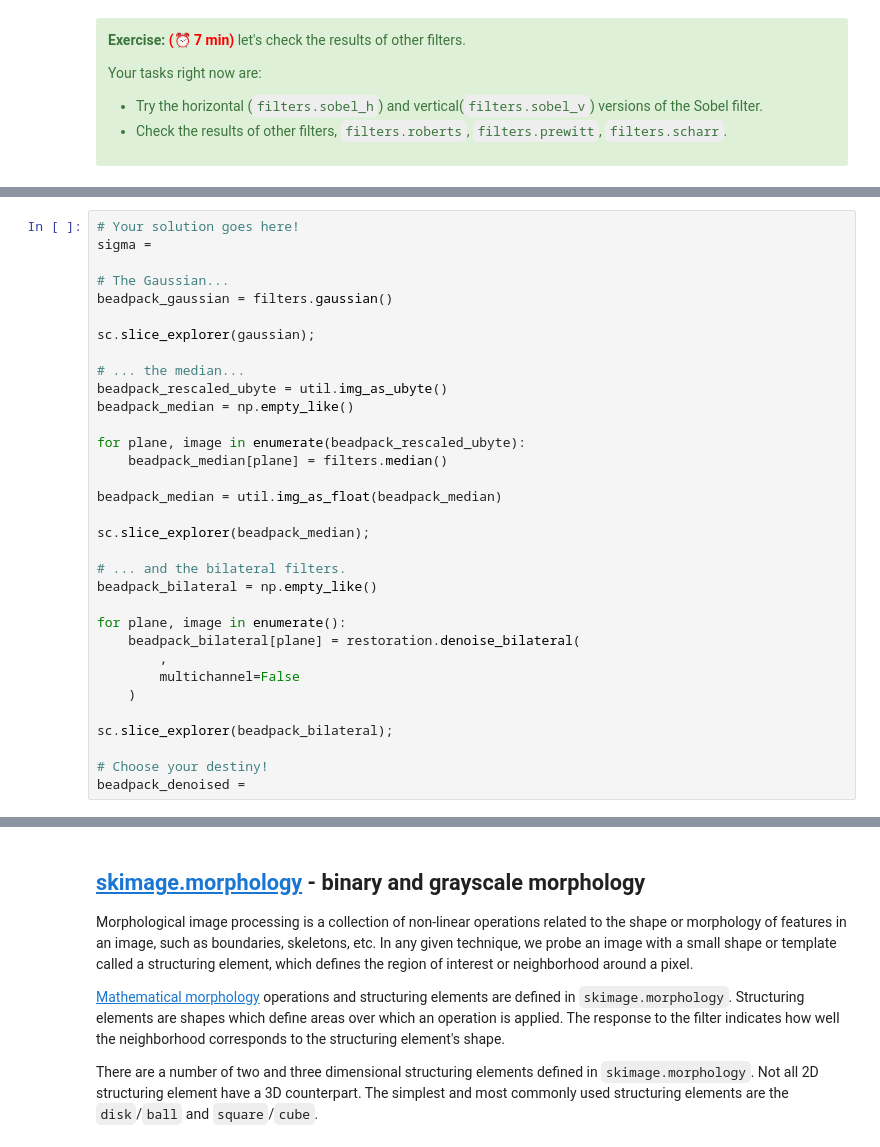
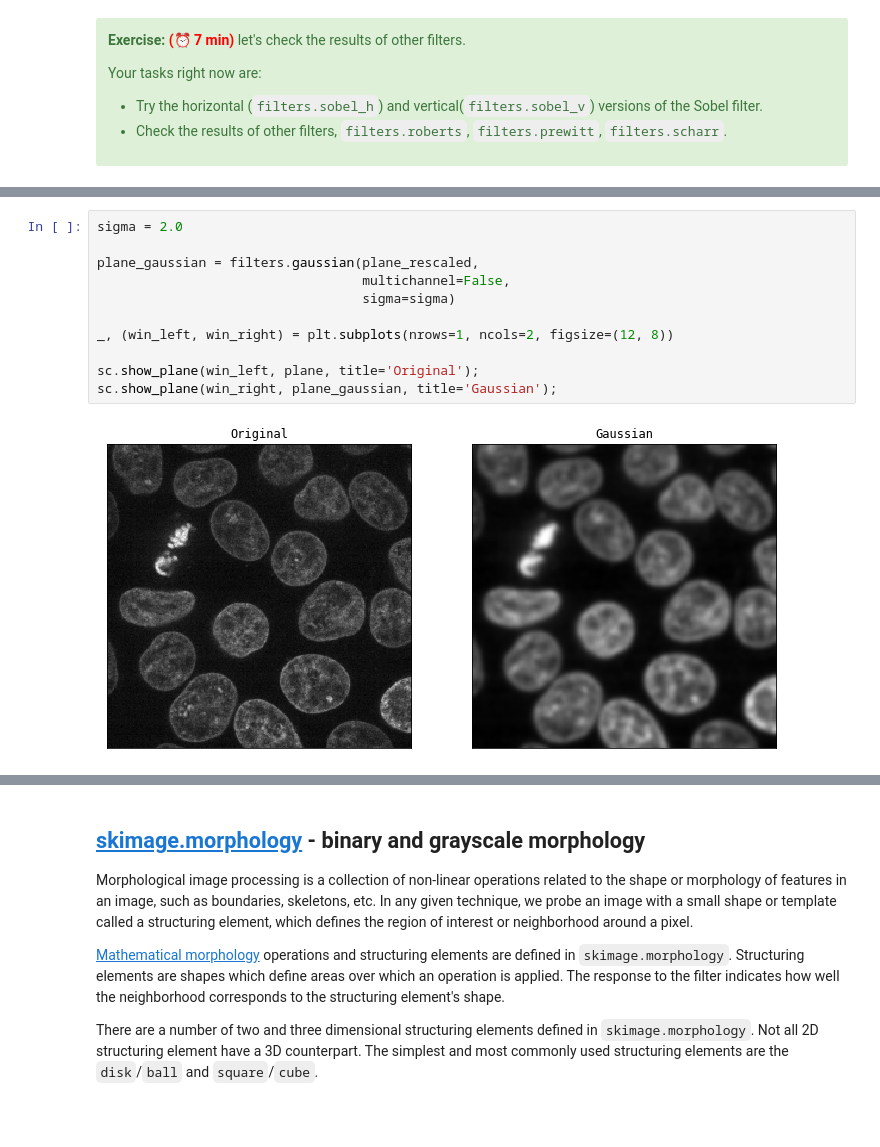
Before and after one commit to imagexd/2019-tutorial-skimage, a Jupyter notebook: 01_2d_processing.ipynb, the cells around one changed output, grey strips where cells are left out. Saved outputs shown, nothing was run; the diff lists cells and outputs as text; blank space fills up the shorter version.

```diff
--- a/01_2d_processing.ipynb
+++ b/01_2d_processing.ipynb
@@ -346,33 +269,13 @@ Your tasks are:
-# %%
-# Your solution goes here!
-sigma =
-
-# The Gaussian...
-beadpack_gaussian = filters.gaussian()
-
-sc.slice_explorer(gaussian);
-
-# ... the median...
-beadpack_rescaled_ubyte = util.img_as_ubyte()
-beadpack_median = np.empty_like()
-
-for plane, image in enumerate(beadpack_rescaled_ubyte):
-    beadpack_median[plane] = filters.median()
-
-beadpack_median = util.img_as_float(beadpack_median)
-
-sc.slice_explorer(beadpack_median);
-
-# ... and the bilateral filters.
-beadpack_bilateral = np.empty_like()
-
-for plane, image in enumerate():
-    beadpack_bilateral[plane] = restoration.denoise_bilateral(
-        ,
-        multichannel=False
-    )
-
-sc.slice_explorer(beadpack_bilateral);
-
-# Choose your destiny!
-beadpack_denoised =
+# %%
+sigma = 2.0
+
+plane_gaussian = filters.gaussian(plane_rescaled,
+                                  multichannel=False,
+                                  sigma=sigma)
+
+_, (win_left, win_right) = plt.subplots(nrows=1, ncols=2, figsize=(12, 8))
+
+sc.show_plane(win_left, plane, title='Original');
+sc.show_plane(win_right, plane_gaussian, title='Gaussian');
+# %% [output]
+[figure, added]
```
Also changed, not shown: parts of 43 cells of this notebook.
